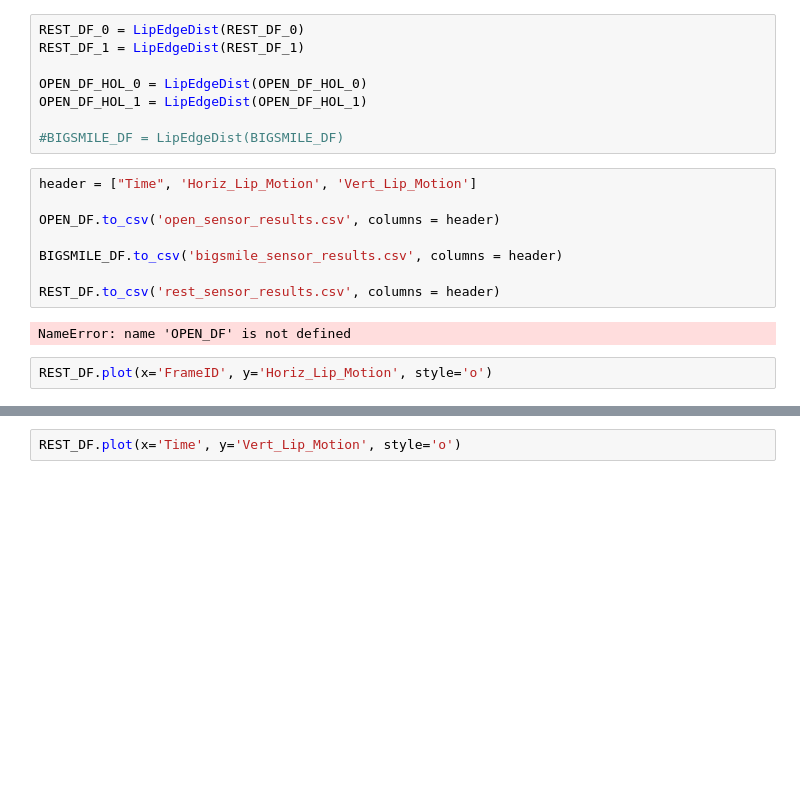
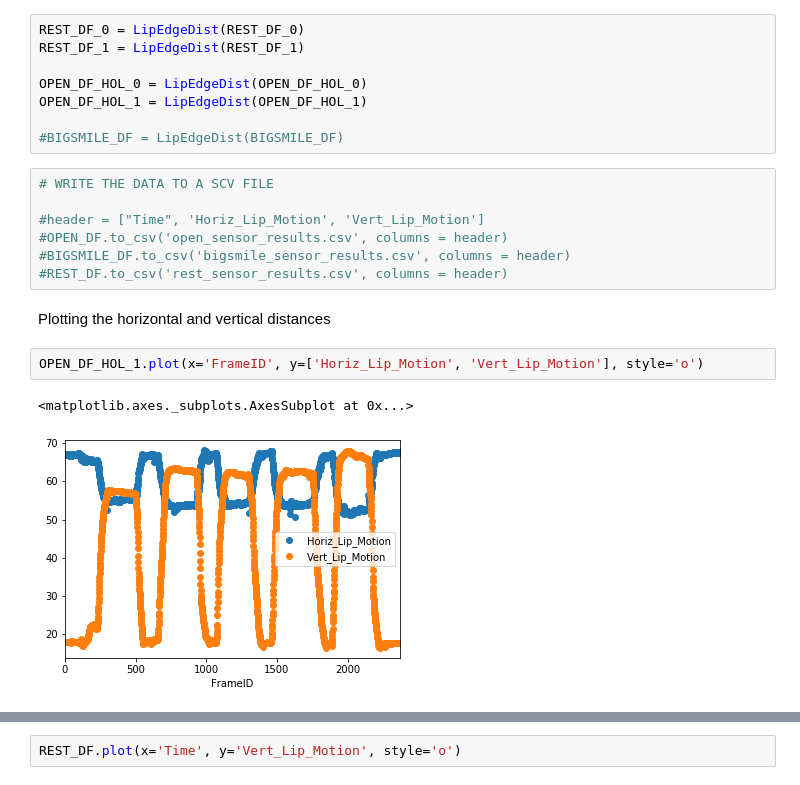
Before and after one commit to denizjafari/ValidationStudy, a Jupyter notebook: ValidationStudy.ipynb, the cells around one changed output, grey strips where cells are left out. Saved outputs shown, nothing was run; the diff lists cells and outputs as text; blank space fills up the shorter version.

```diff
--- a/ValidationStudy.ipynb
+++ b/ValidationStudy.ipynb
@@ -86,14 +86,16 @@ OPEN_DF_HOL_1 = LipEdgeDist(OPEN_DF_HOL_1)
 
 #BIGSMILE_DF = LipEdgeDist(BIGSMILE_DF)
 # %%
-header = ["Time", 'Horiz_Lip_Motion', 'Vert_Lip_Motion']
+# WRITE THE DATA TO A SCV FILE
 
-OPEN_DF.to_csv('open_sensor_results.csv', columns = header)
-
-BIGSMILE_DF.to_csv('bigsmile_sensor_results.csv', columns = header)
-
-REST_DF.to_csv('rest_sensor_results.csv', columns = header)
+#header = ["Time", 'Horiz_Lip_Motion', 'Vert_Lip_Motion']
+#OPEN_DF.to_csv('open_sensor_results.csv', columns = header)
+#BIGSMILE_DF.to_csv('bigsmile_sensor_results.csv', columns = header)
+#REST_DF.to_csv('rest_sensor_results.csv', columns = header)
-# %% [output]
-NameError: name 'OPEN_DF' is not defined
+# %% [markdown]
+Plotting the horizontal and vertical distances
 # %%
-REST_DF.plot(x='FrameID', y='Horiz_Lip_Motion', style='o')
+OPEN_DF_HOL_1.plot(x='FrameID', y=['Horiz_Lip_Motion', 'Vert_Lip_Motion'], style='o')
+# %% [output]
+<matplotlib.axes._subplots.AxesSubplot at 0x...>
+[figure, added]
```
Also changed, not shown: parts of 7 cells of this notebook.
